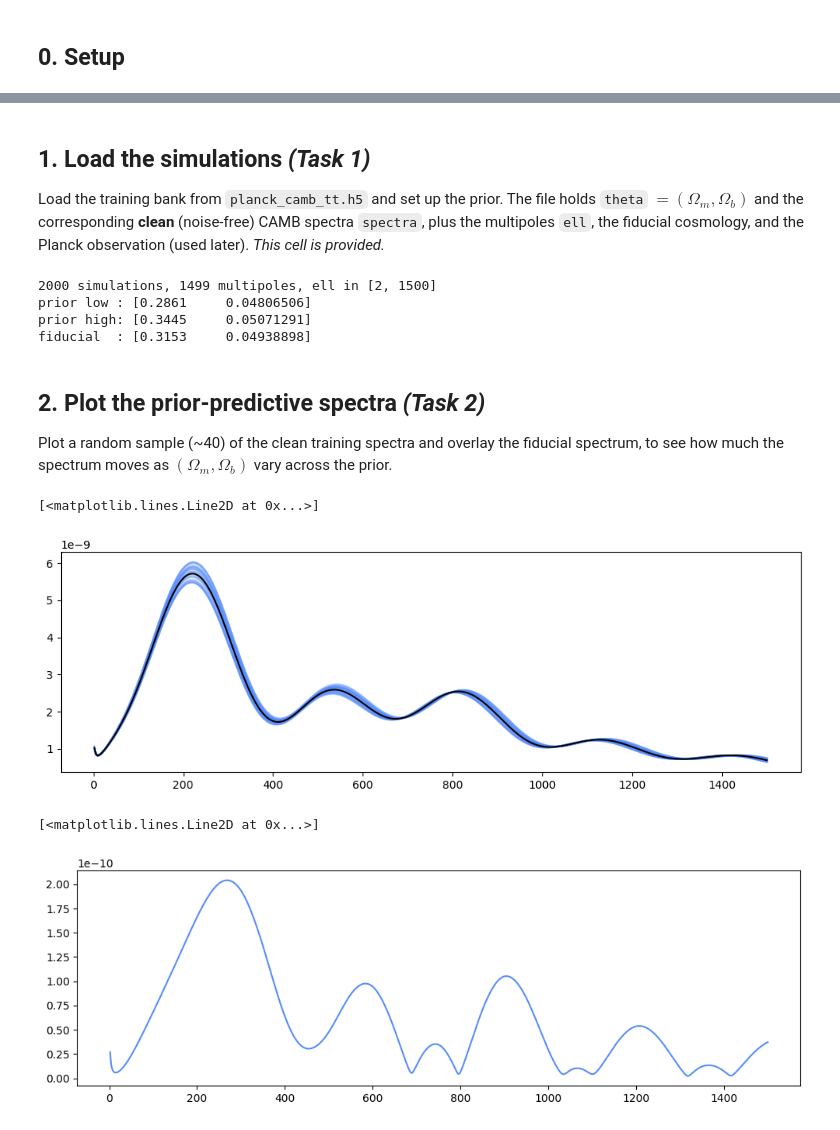
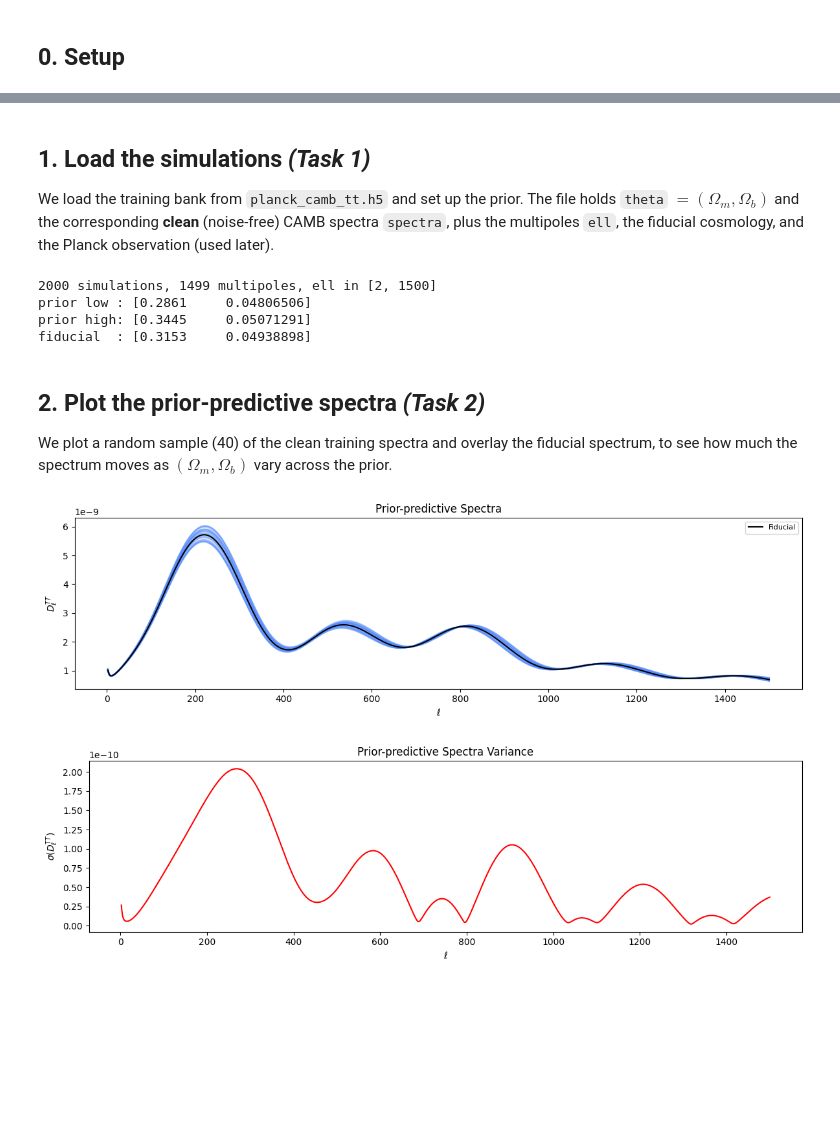
Before and after one commit to CosmicHitchhiker/ds_astro_2026s, a Jupyter notebook: ex10/ex10.ipynb, the cells around one changed output, grey strips where cells are left out. Drawn from its saved outputs; the diff is of its cells as text; code cells hidden in the pictures; blank space fills up the shorter version.

```diff
--- a/ex10/ex10.ipynb
+++ b/ex10/ex10.ipynb
@@ -49,10 +34,10 @@ setup ok
 # %% [markdown]
 ## 1. Load the simulations  *(Task 1)*
 
-Load the training bank from `planck_camb_tt.h5` and set up the prior. The file holds
+We load the training bank from `planck_camb_tt.h5` and set up the prior. The file holds
 `theta` $=(\Omega_m,\Omega_b)$ and the corresponding **clean** (noise-free) CAMB spectra
 `spectra`, plus the multipoles `ell`, the fiducial cosmology, and the Planck observation
-(used later). *This cell is provided.*
+(used later).
 # %%
 data = load_planck_npe_data()
 
@@ -78,29 +63,30 @@ fiducial  : [0.3153     0.04938898]
 # %% [markdown]
 ## 2. Plot the prior-predictive spectra  *(Task 2)*
 
-Plot a random sample (~40) of the clean training spectra and overlay the fiducial spectrum, to
+We plot a random sample (40) of the clean training spectra and overlay the fiducial spectrum, to
 see how much the spectrum moves as $(\Omega_m,\Omega_b)$ vary across the prior.
 # %%
-# Task 2: plot ~40 prior-predictive spectra (light blue) and overlay the fiducial (black).
-# Hint: idx = rng.choice(n_sims, size=40, replace=False); loop ax.plot(ell, spectra[j].numpy(), ...)
-#       then ax.plot(ell, fid_spectrum, "k-", label="fiducial").
-# raise NotImplementedError("Task 2: plot the prior-predictive spectra")
 fig, ax = plt.subplots(1, 1, figsize=(12, 3.6))
 
 idx = rng.choice(n_sims, size=40, replace=False)
 for j in idx:
     ax.plot(ell, spectra[j].numpy(), color="C0", alpha=0.25)
 
-ax.plot(ell, fid_spectrum, "k-", label="fiducial")
+ax.plot(ell, fid_spectrum, "k-", label=r"Fiducial")
+ax.legend(fontsize=8)
+ax.set_xlabel(r"$\ell$"); ax.set_ylabel(r"$D_\ell^{TT}$")
+ax.set_title("Prior-predictive Spectra")
+plt.tight_layout()
 # %% [output]
-[<matplotlib.lines.Line2D at 0x...>]
-[figure, old version]
+[figure, new version]
 # %%
 fig, ax = plt.subplots(1, 1, figsize=(12, 3.6))
-ax.plot(ell, np.std(spectra[idx].numpy(), axis=0))
+ax.plot(ell, np.std(spectra[idx].numpy(), axis=0), color = 'r')
+ax.set_xlabel(r"$\ell$"); ax.set_ylabel(r"$\sigma(D_\ell^{TT})$")
+ax.set_title("Prior-predictive Spectra Variance")
+plt.tight_layout()
 # %% [output]
-[<matplotlib.lines.Line2D at 0x...>]
-[figure, old version]
+[figure, new version]
 # %% [markdown]
 ## 3. Load the Planck data  *(Task 3)*
 
```
Also changed, not shown: parts of 22 cells of this notebook.
